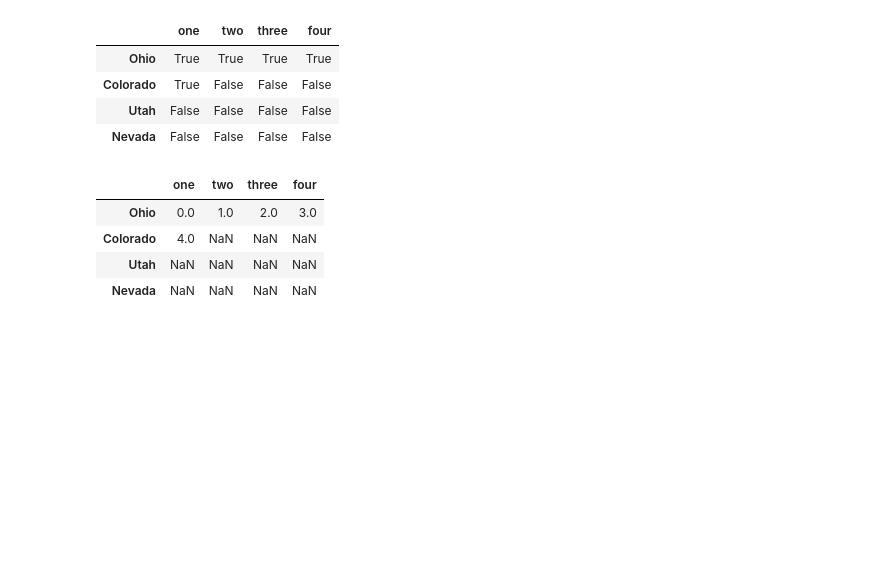
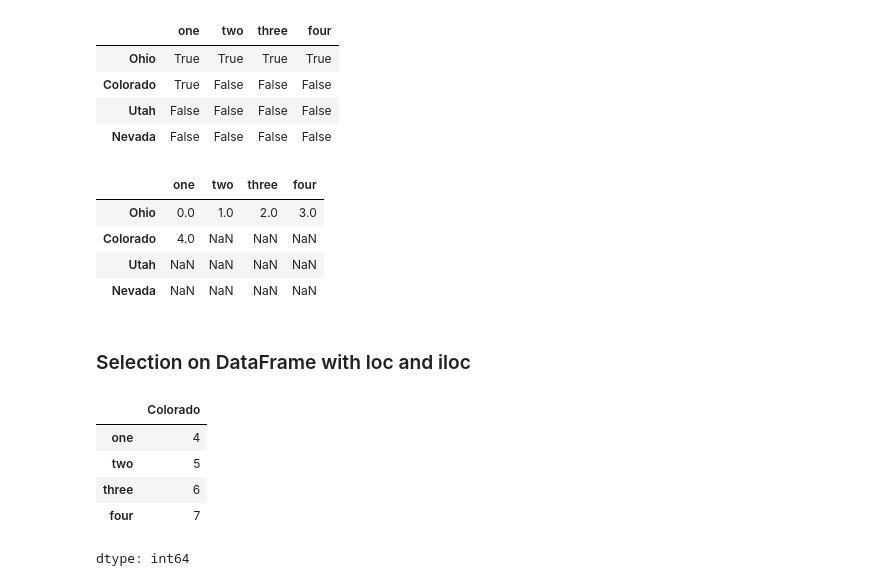
Before and after one commit to Mountain-Biker/pydata-book-practice, a Jupyter notebook: chapter5.ipynb, the cells around one changed output. Drawn from its saved outputs; the diff is of its cells as text; code cells hidden in the pictures; blank space fills up the shorter version.

```diff
--- a/chapter5.ipynb
+++ b/chapter5.ipynb
@@ -659,3 +657,14 @@ data[data < 5]
 | Colorado | 4.0 | NaN | NaN | NaN |
 | Utah | NaN | NaN | NaN | NaN |
 | Nevada | NaN | NaN | NaN | NaN |
+# %% [markdown]
+### Selection on DataFrame with loc and iloc
+# %%
+data.loc['Colorado']
+# %% [output]
+|  | Colorado |
+| one | 4 |
+| two | 5 |
+| three | 6 |
+| four | 7 |
+dtype: int64
```
Also changed, not shown: parts of 13 cells of this notebook.
